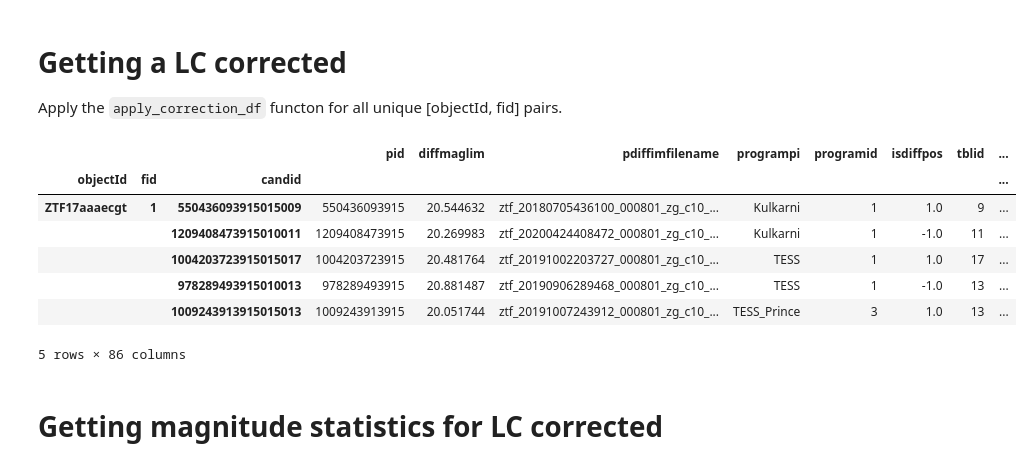
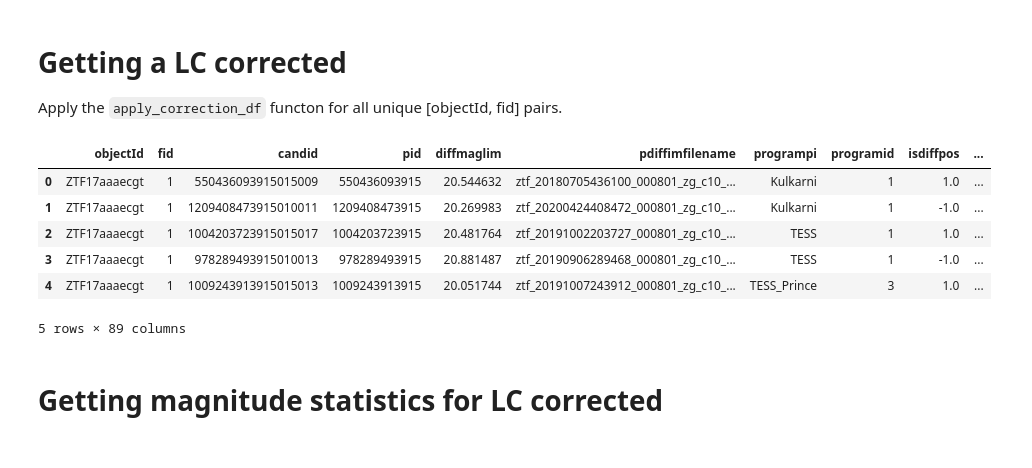
Before and after one commit to alercebroker/lc_correction, a Jupyter notebook: notebooks/use_case_bulk.ipynb, the cells around one changed output. Cells and saved outputs as stored; diff of their text form; code cells hidden in the pictures.

```diff
--- a/notebooks/use_case_bulk.ipynb
+++ b/notebooks/use_case_bulk.ipynb
@@ -41,16 +41,16 @@ del non_detections["jd"]
 Apply the `apply_correction_df` functon for all unique [objectId, fid] pairs.
 # %%
 corrected = detections.groupby(["objectId", "fid"]).apply(apply_correction_df)
+corrected.reset_index(inplace=True)
 display(corrected.head())
 # %% [output]
-|  |  |  | pid | diffmaglim | pdiffimfilename | programpi | programid | isdiffpos | tblid | ... |
-| objectId | fid | candid |  |  |  |  |  |  |  | ... |
-| ZTF17aaaecgt | 1 | 550436093915015009 | 550436093915 | 20.544632 | ztf_20180705436100_000801_zg_c10_... | Kulkarni | 1 | 1.0 | 9 | ... |
-|  |  | 1209408473915010011 | 1209408473915 | 20.269983 | ztf_20200424408472_000801_zg_c10_... | Kulkarni | 1 | -1.0 | 11 | ... |
-|  |  | 1004203723915015017 | 1004203723915 | 20.481764 | ztf_20191002203727_000801_zg_c10_... | TESS | 1 | 1.0 | 17 | ... |
-|  |  | 978289493915010013 | 978289493915 | 20.881487 | ztf_20190906289468_000801_zg_c10_... | TESS | 1 | -1.0 | 13 | ... |
-|  |  | 1009243913915015013 | 1009243913915 | 20.051744 | ztf_20191007243912_000801_zg_c10_... | TESS_Prince | 3 | 1.0 | 13 | ... |
+|  | objectId | fid | candid | pid | diffmaglim | pdiffimfilename | programpi | programid | isdiffpos | ... |
+| 0 | ZTF17aaaecgt | 1 | 550436093915015009 | 550436093915 | 20.544632 | ztf_20180705436100_000801_zg_c10_... | Kulkarni | 1 | 1.0 | ... |
+| 1 | ZTF17aaaecgt | 1 | 1209408473915010011 | 1209408473915 | 20.269983 | ztf_20200424408472_000801_zg_c10_... | Kulkarni | 1 | -1.0 | ... |
+| 2 | ZTF17aaaecgt | 1 | 1004203723915015017 | 1004203723915 | 20.481764 | ztf_20191002203727_000801_zg_c10_... | TESS | 1 | 1.0 | ... |
+| 3 | ZTF17aaaecgt | 1 | 978289493915010013 | 978289493915 | 20.881487 | ztf_20190906289468_000801_zg_c10_... | TESS | 1 | -1.0 | ... |
+| 4 | ZTF17aaaecgt | 1 | 1009243913915015013 | 1009243913915 | 20.051744 | ztf_20191007243912_000801_zg_c10_... | TESS_Prince | 3 | 1.0 | ... |
-5 rows × 86 columns
+5 rows × 89 columns
 # %% [markdown]
 # Getting magnitude statistics for LC corrected
 # %%
```
Also changed, not shown: parts of 8 cells of this notebook, 2 other files.
